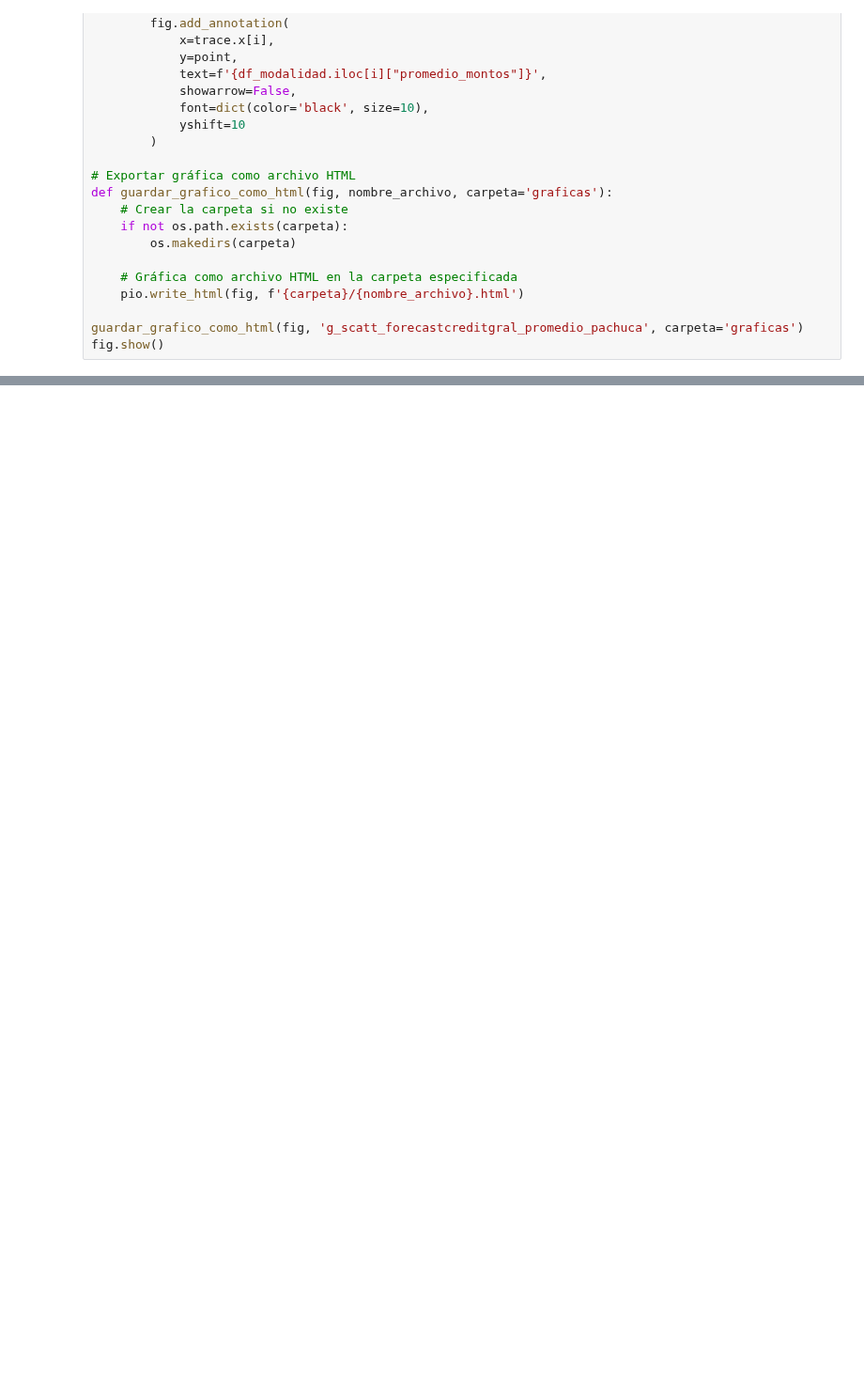
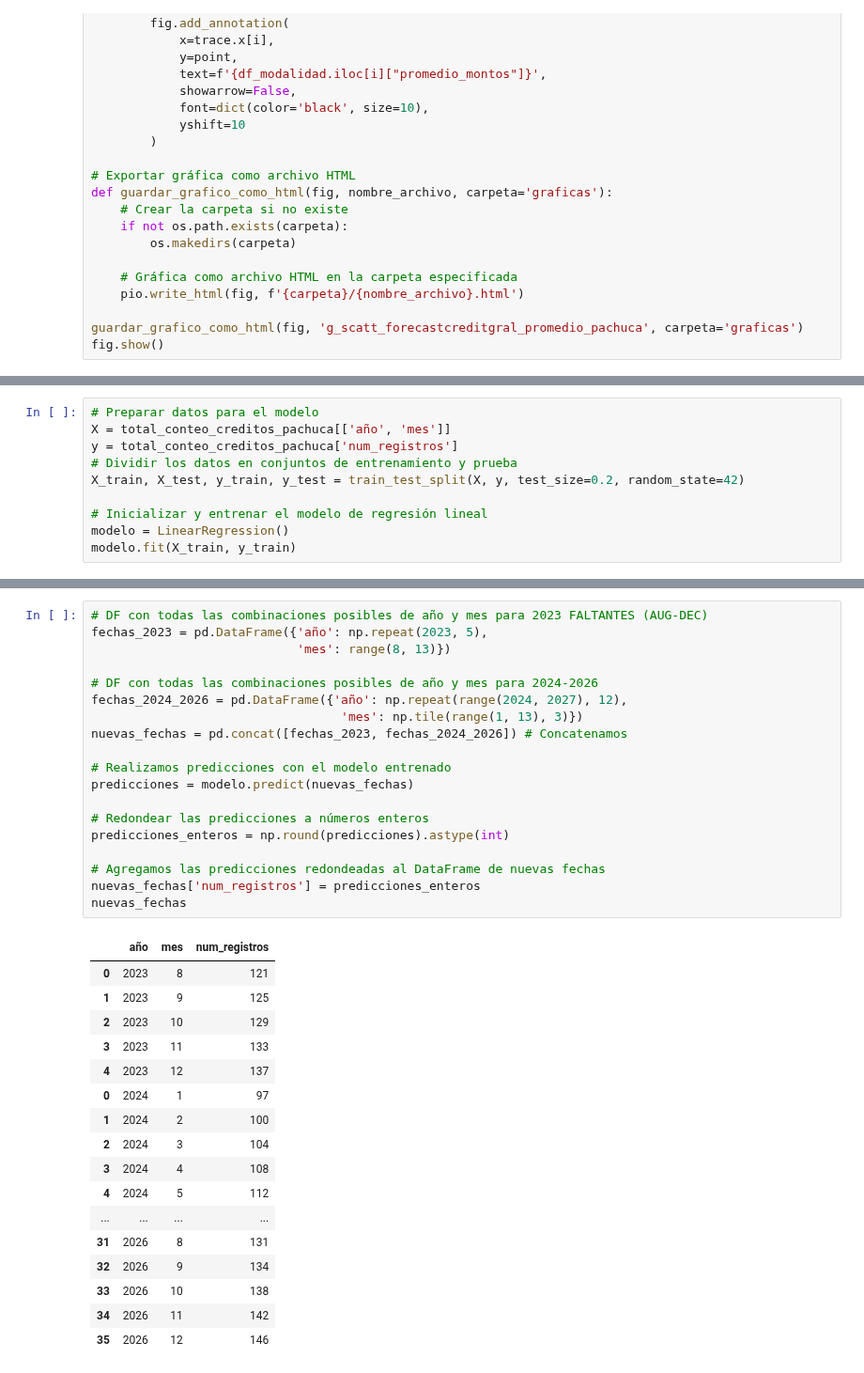
Before and after one commit to MiguelDWT4toCreativo/Datalpine, a Jupyter notebook: resources/jupyter/forecast_creditos_generales.ipynb, the cells around one changed output, grey strips where cells are left out. Shown at 94% size. Saved outputs shown, nothing was run; the diff lists cells and outputs as text; blank space fills up the shorter version.

```diff
--- a/resources/jupyter/forecast_creditos_generales.ipynb
+++ b/resources/jupyter/forecast_creditos_generales.ipynb
@@ -1821,0 +2051,10 @@ fig.show()
+# %%
+# Preparar datos para el modelo
+X = total_conteo_creditos_pachuca[['año', 'mes']]
+y = total_conteo_creditos_pachuca['num_registros']
+# Dividir los datos en conjuntos de entrenamiento y prueba
+X_train, X_test, y_train, y_test = train_test_split(X, y, test_size=0.2, random_state=42)
+
+# Inicializar y entrenar el modelo de regresión lineal
+modelo = LinearRegression()
+modelo.fit(X_train, y_train)
@@ -1821,0 +2085,37 @@ fig.show()
+# %%
+# DF con todas las combinaciones posibles de año y mes para 2023 FALTANTES (AUG-DEC)
+fechas_2023 = pd.DataFrame({'año': np.repeat(2023, 5),
+                            'mes': range(8, 13)})
+
+# DF con todas las combinaciones posibles de año y mes para 2024-2026
+fechas_2024_2026 = pd.DataFrame({'año': np.repeat(range(2024, 2027), 12),
+                                  'mes': np.tile(range(1, 13), 3)})
+nuevas_fechas = pd.concat([fechas_2023, fechas_2024_2026]) # Concatenamos
+
+# Realizamos predicciones con el modelo entrenado
+predicciones = modelo.predict(nuevas_fechas)
+
+# Redondear las predicciones a números enteros
+predicciones_enteros = np.round(predicciones).astype(int)
+
+# Agregamos las predicciones redondeadas al DataFrame de nuevas fechas
+nuevas_fechas['num_registros'] = predicciones_enteros
+nuevas_fechas
+# %% [output]
+|  | año | mes | num_registros |
+| 0 | 2023 | 8 | 121 |
+| 1 | 2023 | 9 | 125 |
+| 2 | 2023 | 10 | 129 |
+| 3 | 2023 | 11 | 133 |
+| 4 | 2023 | 12 | 137 |
+| 0 | 2024 | 1 | 97 |
+| 1 | 2024 | 2 | 100 |
+| 2 | 2024 | 3 | 104 |
+| 3 | 2024 | 4 | 108 |
+| 4 | 2024 | 5 | 112 |
+| ... | ... | ... | ... |
+| 31 | 2026 | 8 | 131 |
+| 32 | 2026 | 9 | 134 |
+| 33 | 2026 | 10 | 138 |
+| 34 | 2026 | 11 | 142 |
+| 35 | 2026 | 12 | 146 |
```
Also changed, not shown: parts of 74 cells of this notebook, 5 other files.
